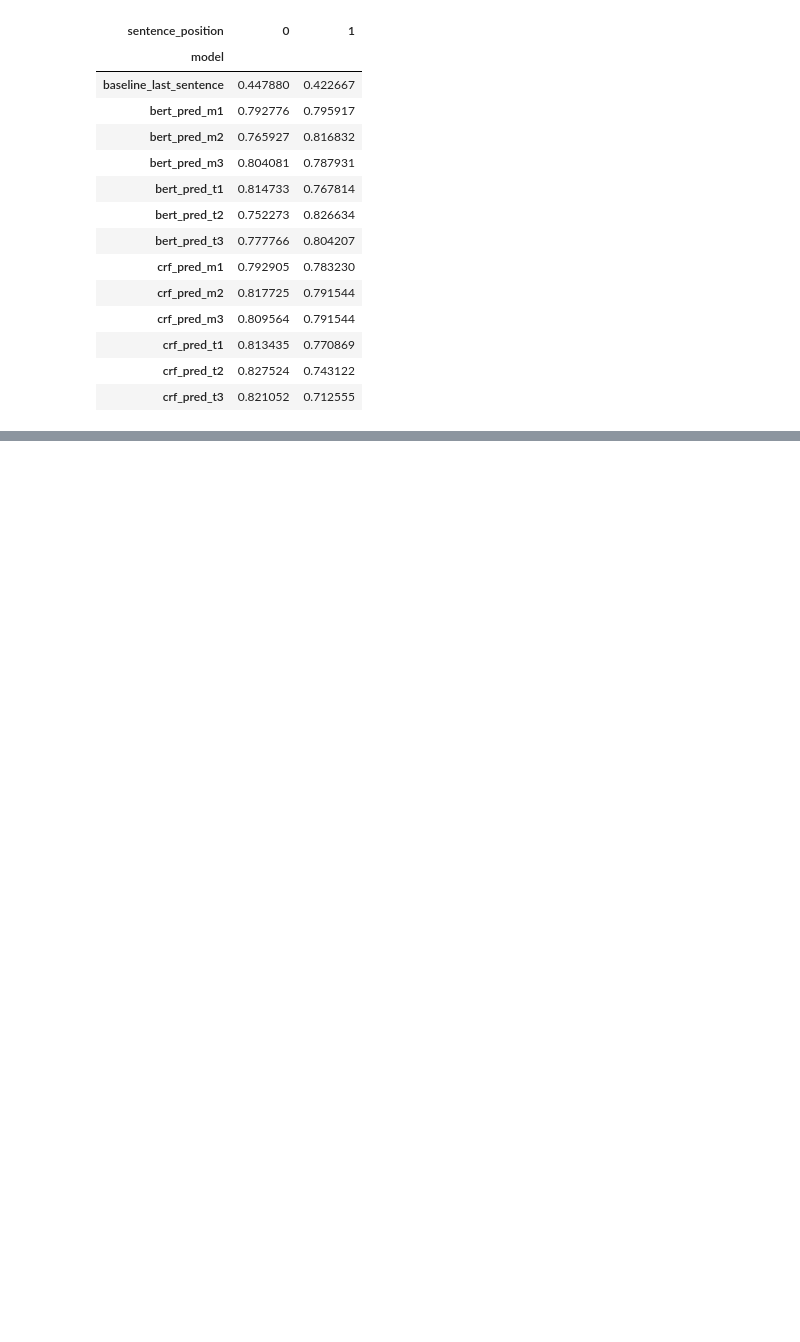
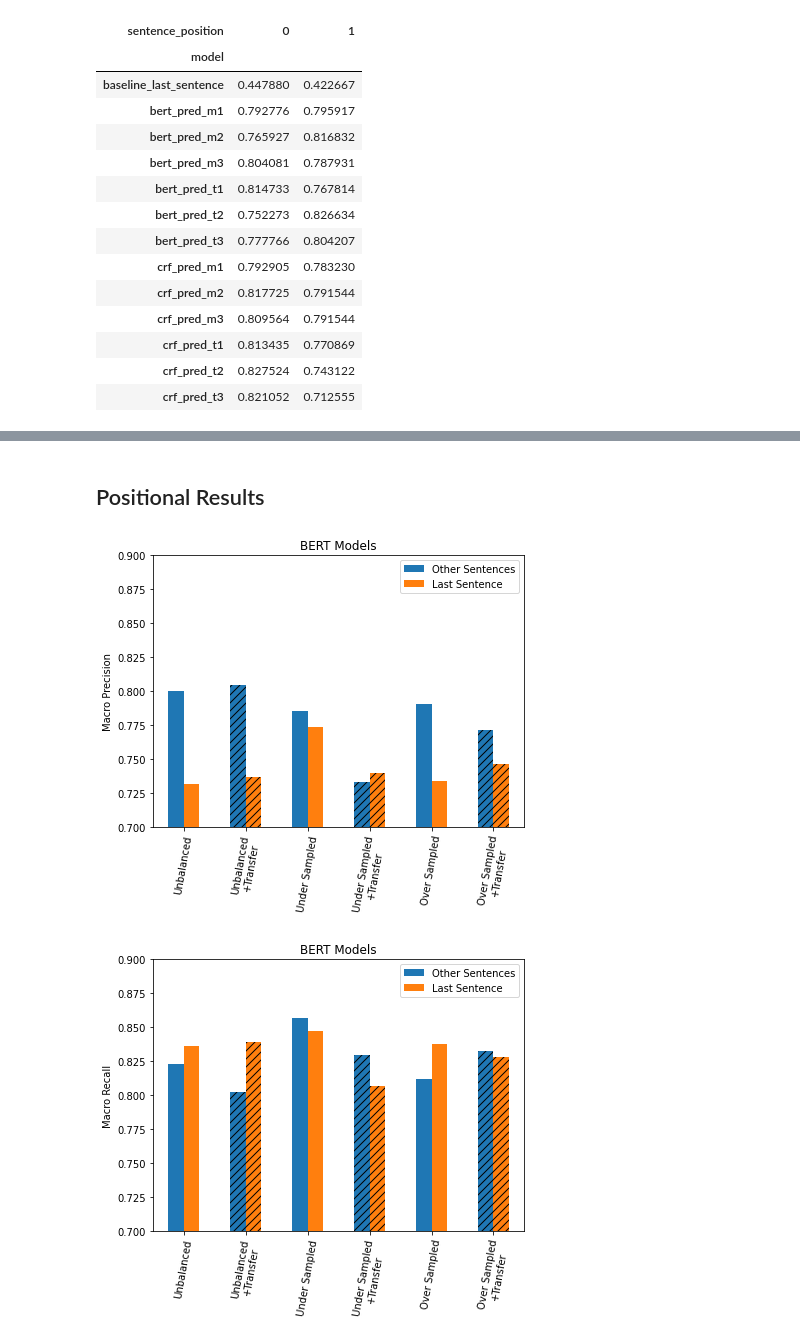
Before and after one commit to kelheinz/NLP_Claim_Detection, a Jupyter notebook: Model_Results_Evaluation.ipynb, the cells around one changed output, grey strips where cells are left out. Saved outputs shown, nothing was run; the diff lists cells and outputs as text; code cells hidden in the pictures; blank space fills up the shorter version.

```diff
--- a/Model_Results_Evaluation.ipynb
+++ b/Model_Results_Evaluation.ipynb
@@ -391,3 +409,11 @@ test_pos_results = pd.DataFrame({'model': result_columns * 2,
                             'num_sentences': num_sentences})
 test_pos_results['transfer_learning'] = test_pos_results['model'].apply(lambda x: 0 if 'm' in x else 1)
 test_pos_results['training_dataset'] = test_pos_results['model'].apply(lambda x: "unbalanced" if '1' in x else "undersampled" if '2' in x else "oversampled")
+
+# Collect BERT results
+val_pos_results_bert = val_pos_results[val_pos_results['model'].isin(bert_models)]
+test_pos_results_bert = test_pos_results[test_pos_results['model'].isin(bert_models)]
+
+# Collect CRF results
+val_pos_results_crf = val_pos_results[val_pos_results['model'].isin(crf_models)]
+test_pos_results_crf = test_pos_results[test_pos_results['model'].isin(crf_models)]
@@ -592,0 +496,53 @@ plt.show()
+# %% [markdown]
+## Positional Results
+# %%
+# Separate positional test results by bert and crf
+test_positional_bert = test_pos_results_bert[test_pos_results_bert['model']!= 'baseline_last_sentence']
+test_positional_crf = test_pos_results_crf[test_pos_results_crf['model']!= 'baseline_last_sentence']
+order_dict = {'bert_pred_m1':0, 'bert_pred_t1':1, 'bert_pred_m2':2, 'bert_pred_t2':3, 'bert_pred_m3':4, 'bert_pred_m3':5}
+
+# Plot test data for positional models (bert)
+test_positional_bert_pivot = test_positional_bert.pivot(index='model', columns='sentence_position', values='macro_precision')
+test_positional_bert_pivot = test_positional_bert_pivot.sort_values(by='model', key=lambda x: x.map(order_dict))
+fig, ax1 = plt.subplots(1, 1, figsize=(6.66, 5))
+test_positional_bert_pivot.plot(kind='bar', ax=ax1)
+ax1.set_ylim(0.7, 0.9)
+ax1.set_ylabel('Macro Precision')
+ax1.legend().set_visible(False)
+ax1.get_children()[1].set_hatch('///')
+ax1.get_children()[3].set_hatch('///')
+ax1.get_children()[5].set_hatch('///')
+ax1.get_children()[7].set_hatch('///')
+ax1.get_children()[9].set_hatch('///')
+ax1.get_children()[11].set_hatch('///')
+ax1.set_xticklabels(['Unbalanced', 'Unbalanced\n+Transfer', 'Under Sampled',
+                     'Under Sampled\n+Transfer', 'Over Sampled', 'Over Sampled\n+Transfer'], rotation=80)
+ax1.set_xlabel('')
+handles, labels = ax1.get_legend_handles_labels()
+ax1.legend(handles, ['Other Sentences', 'Last Sentence'])
+ax1.set_title('BERT Models')
+
+# Plot recall
+test_positional_bert_pivot = test_positional_bert.pivot(index='model', columns='sentence_position', values='macro_recall')
+test_positional_bert_pivot = test_positional_bert_pivot.sort_values(by='model', key=lambda x: x.map(order_dict))
+fig, ax2 = plt.subplots(1, 1, figsize=(6.66, 5))
+test_positional_bert_pivot.plot(kind='bar', ax=ax2)
+ax2.set_ylim(0.7, 0.9)
+ax2.set_ylabel('Macro Recall')
+ax2.legend().set_visible(False)
+ax2.get_children()[1].set_hatch('///')
+ax2.get_children()[3].set_hatch('///')
+ax2.get_children()[5].set_hatch('///')
+ax2.get_children()[7].set_hatch('///')
+ax2.get_children()[9].set_hatch('///')
+ax2.get_children()[11].set_hatch('///')
+ax2.set_xticklabels(['Unbalanced', 'Unbalanced\n+Transfer', 'Under Sampled',
+                     'Under Sampled\n+Transfer', 'Over Sampled', 'Over Sampled\n+Transfer'], rotation=80)
+ax2.set_xlabel('')
+handles, labels = ax2.get_legend_handles_labels()
+ax2.legend(handles, ['Other Sentences', 'Last Sentence'])
+ax2.set_title('BERT Models')
+plt.show()
+# %% [output]
+[figure, added]
+[figure, added]
```
Also changed, not shown: parts of 16 cells of this notebook.
